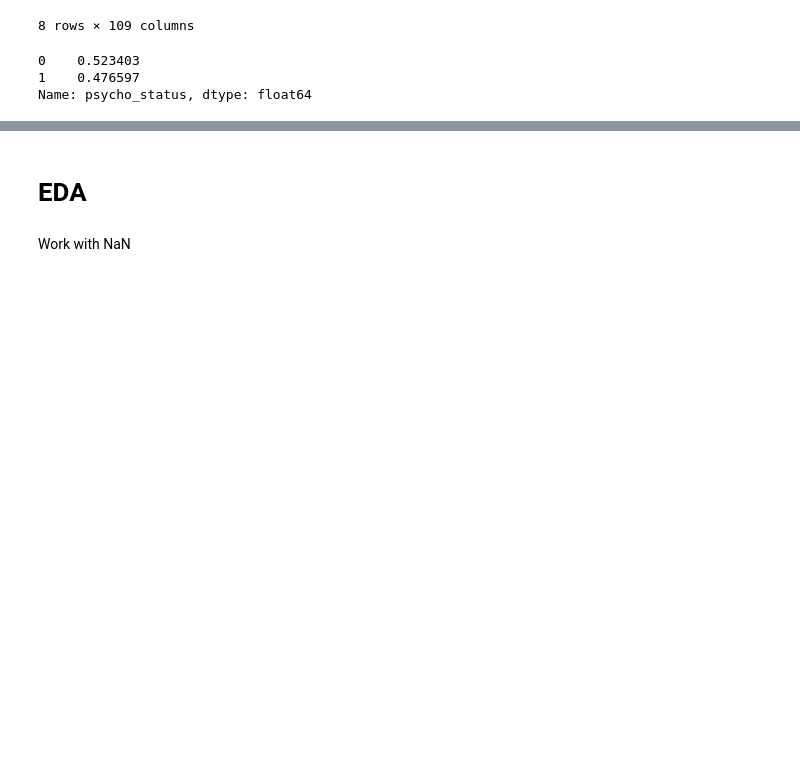
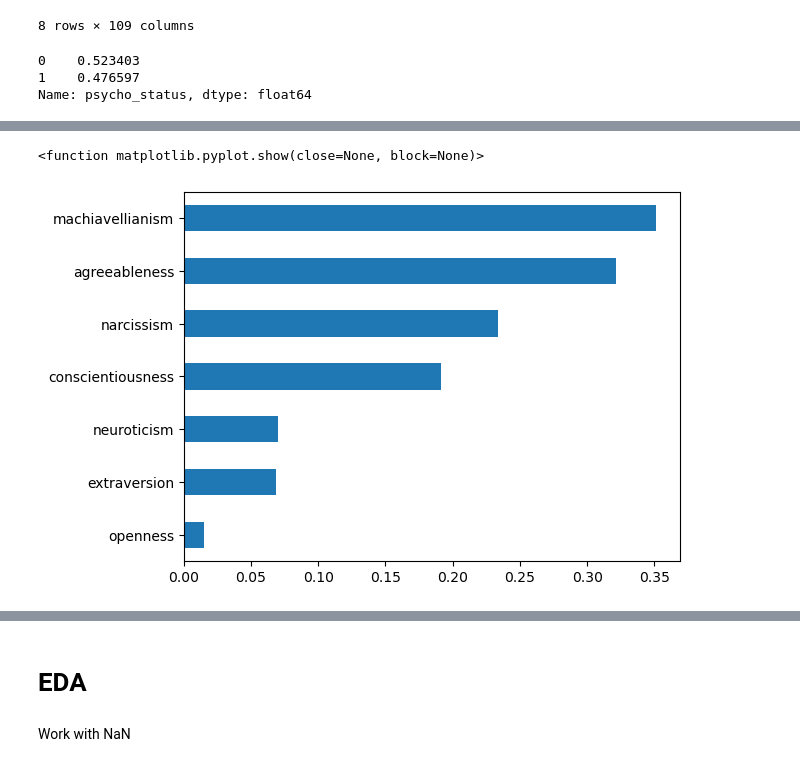
Before and after one commit to annamalkova8/Kaggle, a Jupyter notebook: psychopathy-prediction-my-vers.ipynb, the cells around one changed output, grey strips where cells are left out. Drawn from its saved outputs; the diff is of its cells as text; code cells hidden in the pictures; blank space fills up the shorter version.

Commit message:
Kaggle Notebook | Psychopathy Prediction_my vers | Version 3

```diff
--- a/psychopathy-prediction-my-vers.ipynb
+++ b/psychopathy-prediction-my-vers.ipynb
@@ -67,8 +67,6 @@ df.describe()
 | 75% | 2195.500000 | 2.333333 | 3.200000 | 3.111111 | 6.500000 | 6.000000 | 5.500000 | ... |
 | max | 2927.000000 | 4.666667 | 5.000000 | 4.777778 | 7.000000 | 7.000000 | 7.000000 | ... |
 8 rows × 109 columns
-# %%
-df = df.drop(df.loc[:, 'Var1':'Var100'].columns, axis=1)
 # %%
 temp = df['psycho_status'].value_counts(normalize = True)
 temp
@@ -112,0 +110,7 @@ fig.show()
+# %%
+mask = list(df.loc[:, 'machiavellianism':'neuroticism'].columns)
+df.corr()['psycho_status'][mask].apply(lambda x: abs(x)).sort_values().plot.barh()
+plt.show
+# %% [output]
+<function matplotlib.pyplot.show(close=None, block=None)>
+[figure, added]
```
Also changed, not shown: parts of 15 cells of this notebook.
